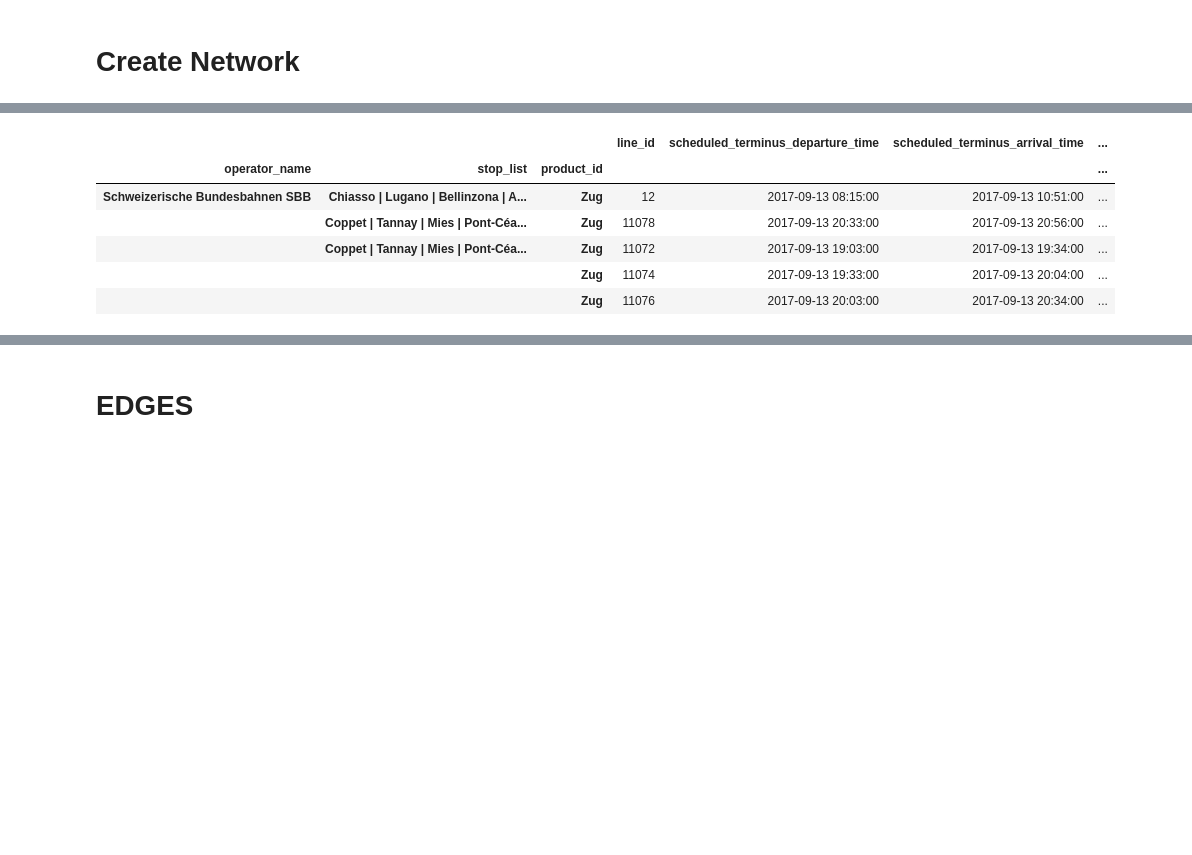
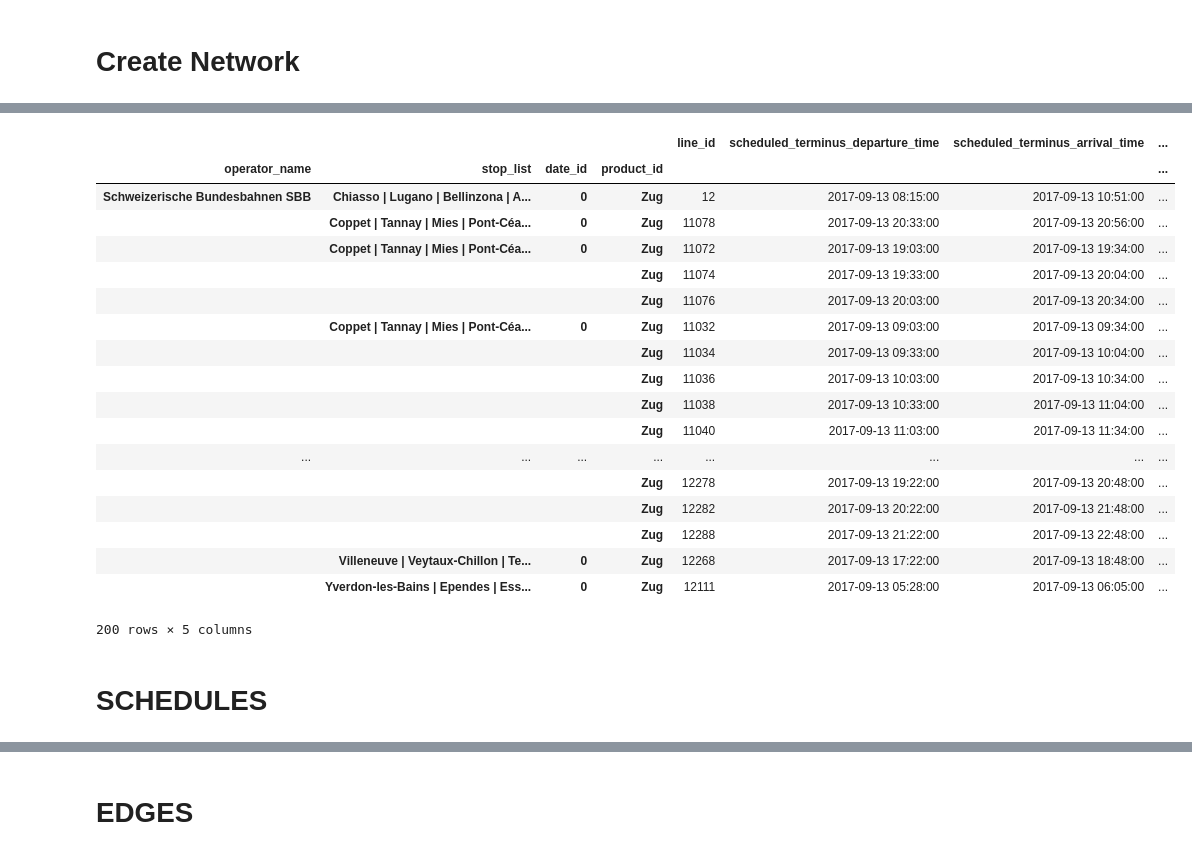
Before and after one commit to mbanga9/DataScience_Labs, a Jupyter notebook: Final-Project-2.ipynb, the cells around one changed output, grey strips where cells are left out. Saved outputs shown, nothing was run; the diff lists cells and outputs as text; code cells hidden in the pictures; blank space fills up the shorter version.

```diff
--- a/Final-Project-2.ipynb
+++ b/Final-Project-2.ipynb
@@ -12,7 +12,7 @@ import numpy as np
 ### Load the data published by the Open Data Platform Swiss Public Transport (https://opentransportdata.swiss).
 # %%
 #path on my computer of the files.
-path = "2017-09/2017-09-13istdaten.csv"
+path = "2017-09-test/*.csv"
 # %%
 #useful list
 data = []
@@ -100,3 +102,34 @@ import datetime
+# %%
+# transform a date to an integer. Dates within the same 24 hours
+# interval map to the same integer. the interval is specied by the
+# origin argument.
+# example origin = 2017.09.13 2h00
+# date_to_integer(2017.09.13 14h05) returns 0
+# date_to_integer(2017.09.14 1h28) returns 0
+# date_to_integer(2017.09.14 8h38) returns 1
+def date_to_integer(row, origin=datetime.datetime(2017, 9, 13, 2, 0, 0)):
+    # set reference time in seconds
+    origin_seconds = origin.replace(tzinfo=timezone.utc).timestamp()
+    # transform datetime into seconds
+    try:
+        # transform datetime into seconds
+        # row['scheduled_departure_time'].
+        curr_datetime_seconds = row[0].replace(tzinfo=timezone.utc).timestamp()
+    except ValueError:
+        try:
+            # row['scheduled_arrival_time']
+            curr_datetime_seconds = row[1].replace(tzinfo=timezone.utc).timestamp()
+        except ValueError:
+            print('Time information not found !')
+    # set target
+    target = curr_datetime_seconds - origin_seconds
+    # set offset
+    offset = 60*60*24
+    # find integer value to associate with row
+    x = -2
+    while not (x*offset <= target < (x+1)*offset):
+        x += 1
+    return x
 # %%
 # Renaming the columns of the dataframe
 df.columns = ['trip_date', 'trip_id', 'operator_id', 'operator_abk',
@@ -123,7 +203,7 @@ for id_ in df['trip_id'].unique()[400:600]:
     # We consider trips having at least 2 stops
     if len(temp) > 1:
         # For a given trip id sort arrival times at the stops
-        temp = temp.sort_values(by=['scheduled_arrival_time'], axis='index', ascending=True, inplace=False, na_position='first')
+        temp = temp.sort_values(by=['line_id', 'scheduled_arrival_time'], axis='index', ascending=True, inplace=False, na_position='first')
         # Select only relevant columns in the dataframe
         temp = temp[['operator_name', 'product_id', 'line_id', 'scheduled_departure_time', 'actual_departure_time',
                      'scheduled_arrival_time', 'actual_arrival_time', 'stop_name', 'longitude', 'latitude']]
@@ -179,14 +260,29 @@ info_trips
 # %%
-visu_trips = visu_trips.set_index(['operator_name', 'stop_list', 'product_id']).sort_index(axis=0, level=['stop_list'])
-visu_trips = visu_trips[['line_id','scheduled_terminus_departure_time', 'scheduled_terminus_arrival_time',
+#visu_trips['date_id'] = visu_trips[['scheduled_terminus_departure_time', 'scheduled_terminus_arrival_time']].apply(date_to_integer, axis=1)
+visu_trips = visu_trips.set_index(['operator_name', 'stop_list', 'date_id', 'product_id']).sort_index(axis=0, level=['stop_list'])
+visu_trips = visu_trips[['line_id', 'scheduled_terminus_departure_time', 'scheduled_terminus_arrival_time',
                          'actual_terminus_departure_time', 'actual_terminus_arrival_time']]
 # %%
-visu_trips.head()
+visu_trips
 # %% [output]
-|  |  |  | line_id | scheduled_terminus_departure_time | scheduled_terminus_arrival_time | ... |
-| operator_name | stop_list | product_id |  |  |  | ... |
-| Schweizerische Bundesbahnen SBB | Chiasso | Lugano | Bellinzona | A... | Zug | 12 | 2017-09-13 08:15:00 | 2017-09-13 10:51:00 | ... |
-|  | Coppet | Tannay | Mies | Pont-Céa... | Zug | 11078 | 2017-09-13 20:33:00 | 2017-09-13 20:56:00 | ... |
-|  | Coppet | Tannay | Mies | Pont-Céa... | Zug | 11072 | 2017-09-13 19:03:00 | 2017-09-13 19:34:00 | ... |
-|  |  | Zug | 11074 | 2017-09-13 19:33:00 | 2017-09-13 20:04:00 | ... |
-|  |  | Zug | 11076 | 2017-09-13 20:03:00 | 2017-09-13 20:34:00 | ... |
+|  |  |  |  | line_id | scheduled_terminus_departure_time | scheduled_terminus_arrival_time | ... |
+| operator_name | stop_list | date_id | product_id |  |  |  | ... |
+| Schweizerische Bundesbahnen SBB | Chiasso | Lugano | Bellinzona | A... | 0 | Zug | 12 | 2017-09-13 08:15:00 | 2017-09-13 10:51:00 | ... |
+|  | Coppet | Tannay | Mies | Pont-Céa... | 0 | Zug | 11078 | 2017-09-13 20:33:00 | 2017-09-13 20:56:00 | ... |
+|  | Coppet | Tannay | Mies | Pont-Céa... | 0 | Zug | 11072 | 2017-09-13 19:03:00 | 2017-09-13 19:34:00 | ... |
+|  |  |  | Zug | 11074 | 2017-09-13 19:33:00 | 2017-09-13 20:04:00 | ... |
+|  |  |  | Zug | 11076 | 2017-09-13 20:03:00 | 2017-09-13 20:34:00 | ... |
+|  | Coppet | Tannay | Mies | Pont-Céa... | 0 | Zug | 11032 | 2017-09-13 09:03:00 | 2017-09-13 09:34:00 | ... |
+|  |  |  | Zug | 11034 | 2017-09-13 09:33:00 | 2017-09-13 10:04:00 | ... |
+|  |  |  | Zug | 11036 | 2017-09-13 10:03:00 | 2017-09-13 10:34:00 | ... |
+|  |  |  | Zug | 11038 | 2017-09-13 10:33:00 | 2017-09-13 11:04:00 | ... |
+|  |  |  | Zug | 11040 | 2017-09-13 11:03:00 | 2017-09-13 11:34:00 | ... |
+| ... | ... | ... | ... | ... | ... | ... | ... |
+|  |  |  | Zug | 12278 | 2017-09-13 19:22:00 | 2017-09-13 20:48:00 | ... |
+|  |  |  | Zug | 12282 | 2017-09-13 20:22:00 | 2017-09-13 21:48:00 | ... |
+|  |  |  | Zug | 12288 | 2017-09-13 21:22:00 | 2017-09-13 22:48:00 | ... |
+|  | Villeneuve | Veytaux-Chillon | Te... | 0 | Zug | 12268 | 2017-09-13 17:22:00 | 2017-09-13 18:48:00 | ... |
+|  | Yverdon-les-Bains | Ependes | Ess... | 0 | Zug | 12111 | 2017-09-13 05:28:00 | 2017-09-13 06:05:00 | ... |
+200 rows × 5 columns
+# %% [markdown]
+# SCHEDULES
```
Also changed, not shown: parts of 28 cells of this notebook.
